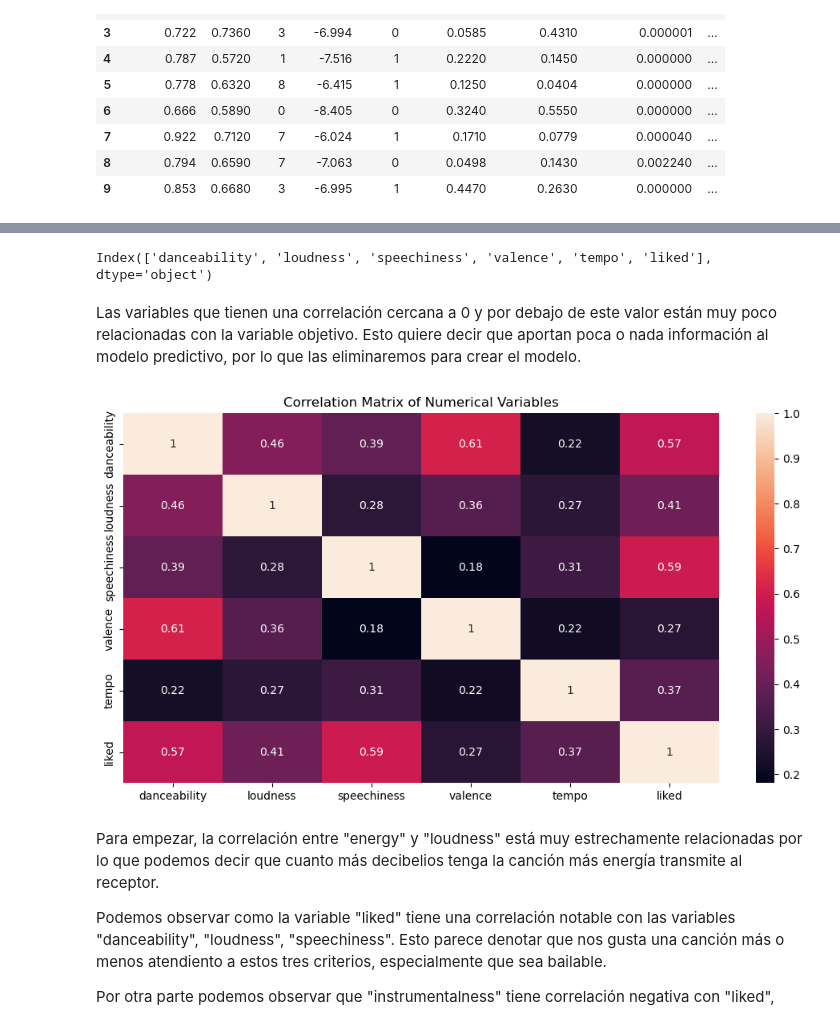
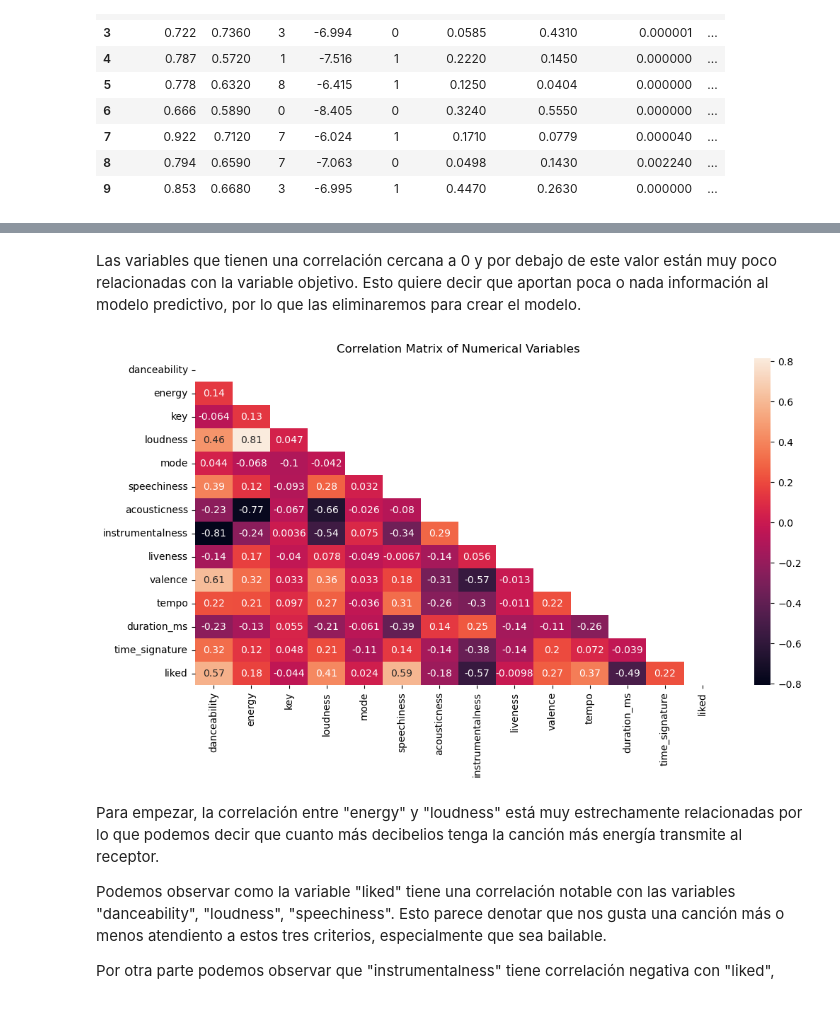
Before and after one commit to Jesus-Almansa/SupportVectorMachine, a Jupyter notebook: SVM_NN.ipynb, the cells around one changed output, grey strips where cells are left out. Cells and saved outputs as stored; diff of their text form; code cells hidden in the pictures.

```diff
--- a/SVM_NN.ipynb
+++ b/SVM_NN.ipynb
@@ -156,18 +156,14 @@ drop_columns= num.corr()['liked'][num.corr()['liked'] <= 0.25]
 # %%
-num.drop(columns=list(drop_columns.index), axis=1, inplace=True)
+df.drop(columns=list(drop_columns.index), axis=1, inplace=True)
-# %%
-num.columns
-# %% [output]
-Index(['danceability', 'loudness', 'speechiness', 'valence', 'tempo', 'liked'], dtype='object')
 # %% [markdown]
 Las variables que tienen una correlación cercana a 0 y por debajo de este valor están muy poco relacionadas con la variable objetivo. Esto quiere decir que aportan poca o nada información al modelo predictivo, por lo que las eliminaremos para crear el modelo.
 # %%
 corr_matrix = num.corr()
 plt.figure(figsize=(12,6))
-sns.heatmap(corr_matrix, annot=True).set(title="Correlation Matrix of Numerical Variables")
+sns.heatmap(corr_matrix, annot=True, mask=np.triu(corr_matrix)).set(title="Correlation Matrix of Numerical Variables")
 plt.show()
 # %% [output]
-[figure, old version]
+[figure, new version]
 # %% [markdown]
 Para empezar, la correlación entre "energy" y "loudness" está muy estrechamente relacionadas por lo que podemos decir que cuanto más decibelios tenga la canción más energía transmite al receptor.
 
```
Also changed, not shown: parts of 51 cells of this notebook.
